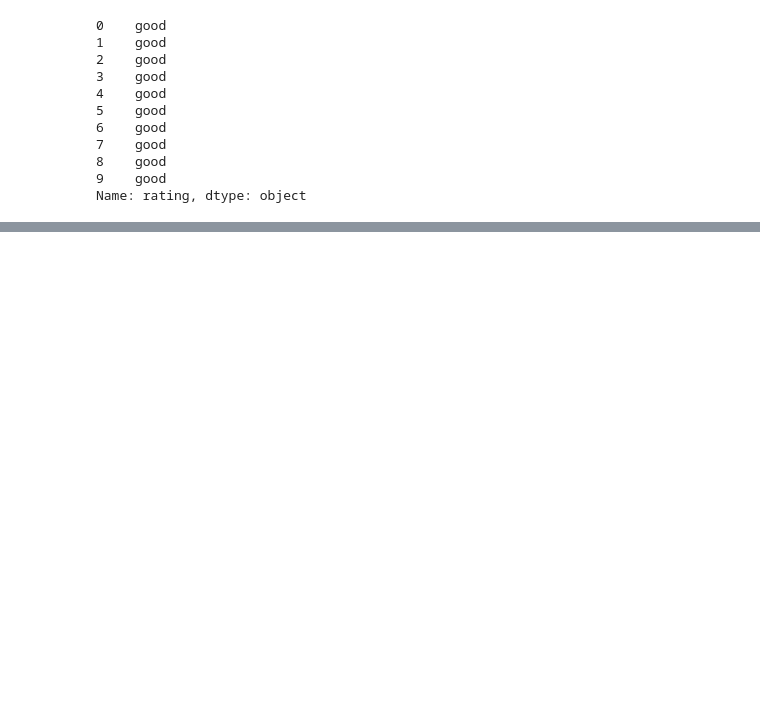
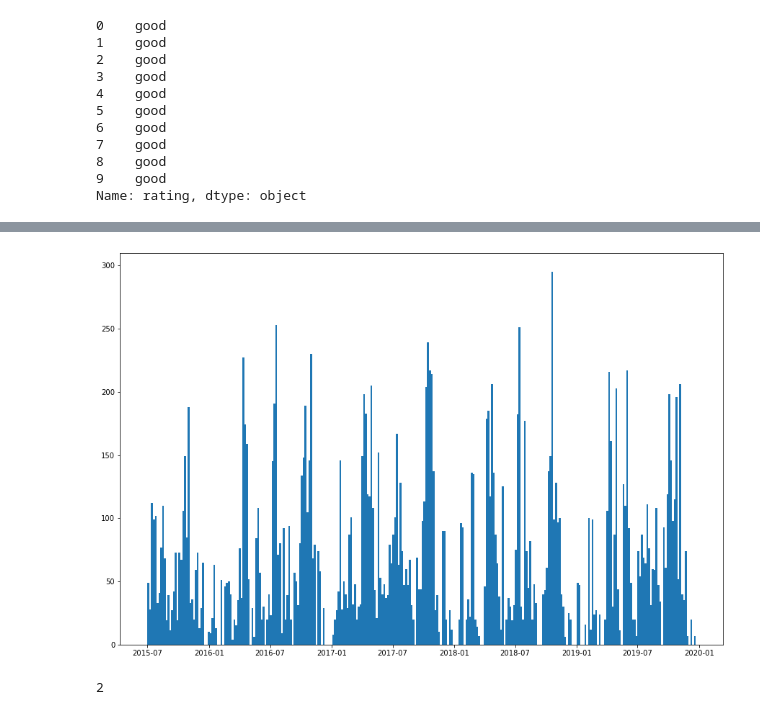
Before and after one commit to Bryan-Lange/Hack-the-Bay-Project, a Jupyter notebook: notebooks/dataload.ipynb, the cells around one changed output, grey strips where cells are left out. Cells and saved outputs as stored; diff of their text form; code cells hidden in the pictures; blank space fills up the shorter version.

Commit message:
added benthic notebook

```diff
--- a/notebooks/dataload.ipynb
+++ b/notebooks/dataload.ipynb
@@ -400,0 +379,11 @@ id(43)
+# %%
+cmc_benthic['DateTime'] = pd.to_datetime(cmc_benthic['DateTime'])
+fig, ax = plt.subplots(figsize=(15,10))
+hist = ax.hist(cmc_benthic['DateTime'], bins=300)
+plt.show()
+# %% [output]
+[figure, added]
+# %%
+1+1
+# %% [output]
+2
```
Also changed, not shown: parts of 19 cells of this notebook.
